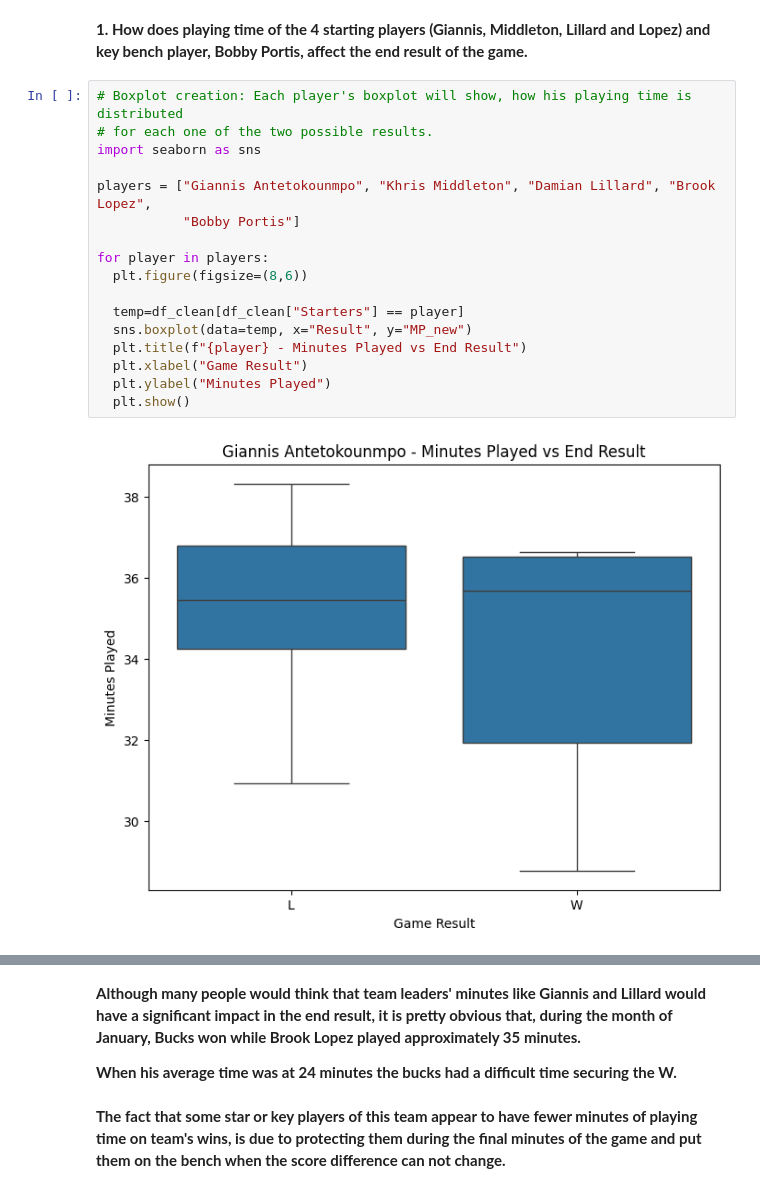
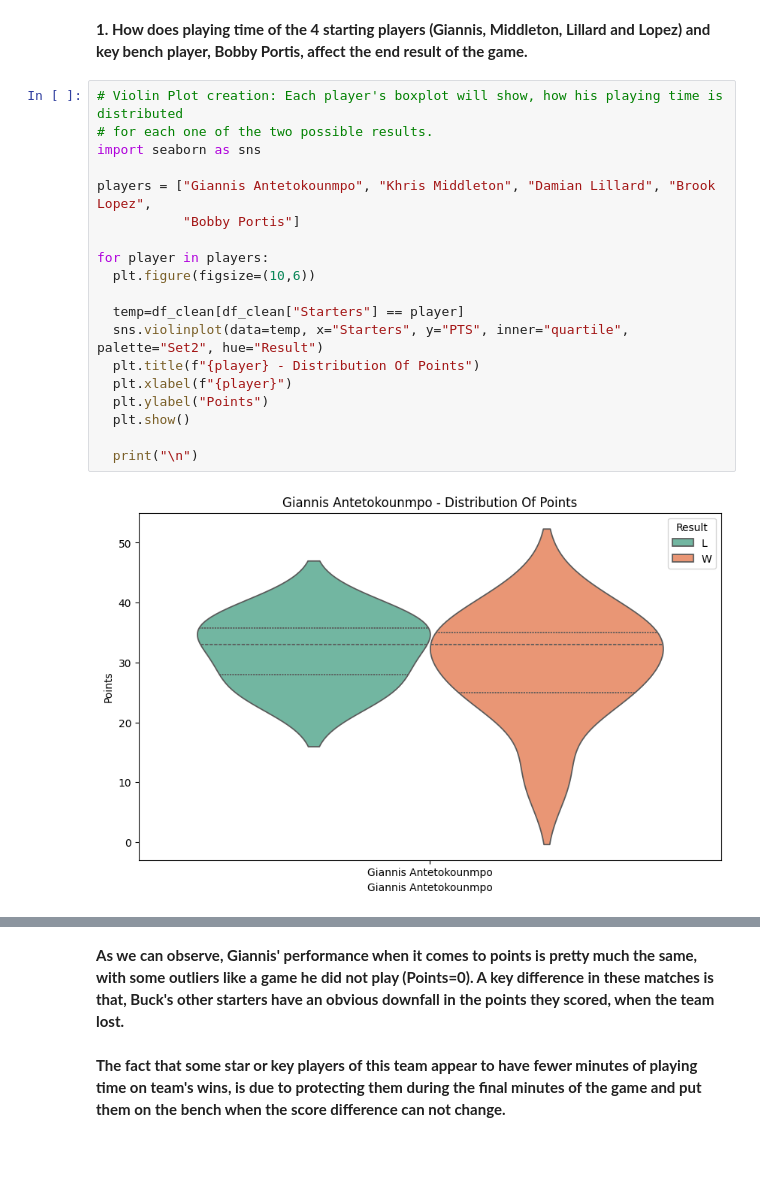
Before and after one commit to ChristosBellos/MyMachineLearningRepository, a Jupyter notebook: Basketball_Games_Analysis.ipynb, the cells around one changed output, grey strips where cells are left out. Drawn from its saved outputs; the diff is of its cells as text; blank space fills up the shorter version.

```diff
--- a/Basketball_Games_Analysis.ipynb
+++ b/Basketball_Games_Analysis.ipynb
@@ -373,21 +373,23 @@ memory usage: 55.5+ KB
 # %% [markdown]
 **1. How does playing time of the 4 starting players (Giannis, Middleton, Lillard and Lopez) and key bench player, Bobby Portis, affect the end result of the game.**
 # %%
-# Boxplot creation: Each player's boxplot will show, how his playing time is distributed
+# Violin Plot creation: Each player's boxplot will show, how his playing time is distributed
 # for each one of the two possible results.
 import seaborn as sns
 
 players = ["Giannis Antetokounmpo", "Khris Middleton", "Damian Lillard", "Brook Lopez",
            "Bobby Portis"]
 
 for player in players:
-  plt.figure(figsize=(8,6))
+  plt.figure(figsize=(10,6))
 
   temp=df_clean[df_clean["Starters"] == player]
-  sns.boxplot(data=temp, x="Result", y="MP_new")
-  plt.title(f"{player} - Minutes Played vs End Result")
-  plt.xlabel("Game Result")
-  plt.ylabel("Minutes Played")
+  sns.violinplot(data=temp, x="Starters", y="PTS", inner="quartile", palette="Set2", hue="Result")
+  plt.title(f"{player} - Distribution Of Points")
+  plt.xlabel(f"{player}")
+  plt.ylabel("Points")
   plt.show()
+
+  print("\n")
 # %% [output]
-[figure, old version]
+[figure, new version]
@@ -398,7 +400,6 @@ for player in players:
-# %% [markdown]
-**Although many people would think that team leaders' minutes like Giannis and Lillard would have a significant impact in the end result, it is pretty obvious that, during the month of January, Bucks won while Brook Lopez played approximately 35 minutes.**
-
-**When his average time was at 24 minutes the bucks had a difficult time securing the W.**
+# %% [markdown]
+**As we can observe, Giannis' performance when it comes to points is pretty much the same, with some outliers like a game he did not play (Points=0).
+A key difference in these matches is that, Buck's other starters have an obvious downfall in the points they scored, when the team lost.**
 # %% [markdown]
 **The fact that some star or key players of this team appear to have fewer minutes of playing time on team's wins, is due to protecting them during the final minutes of the game and put them on the bench when the score difference can not change.**
 # %% [markdown]
```
Also changed, not shown: parts of 24 cells of this notebook.
